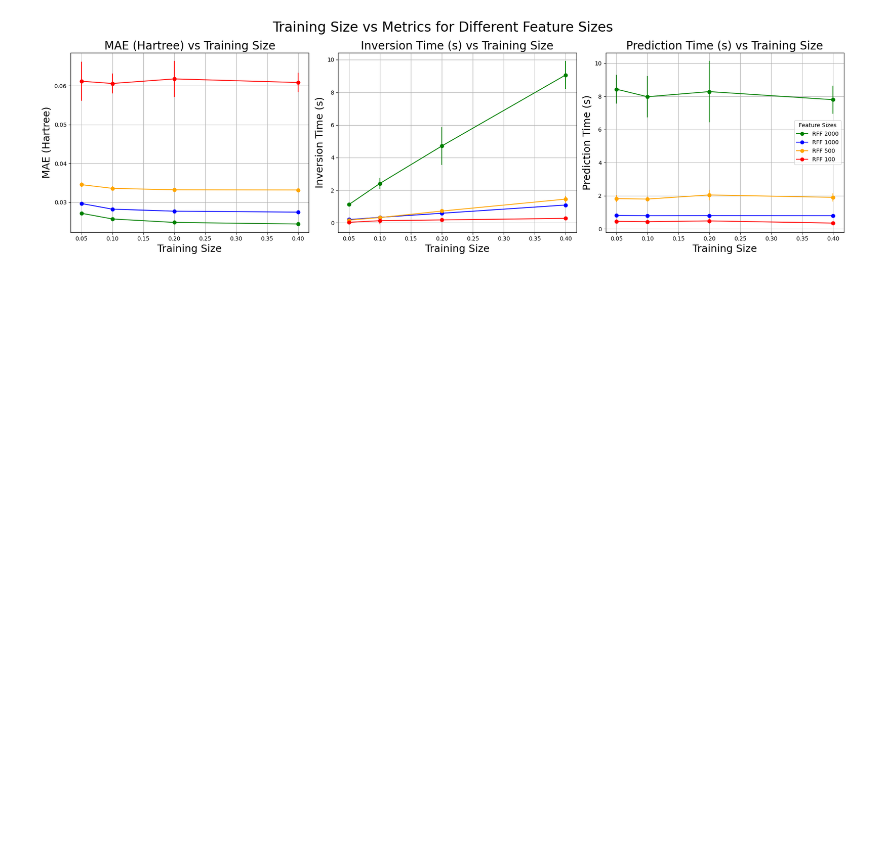
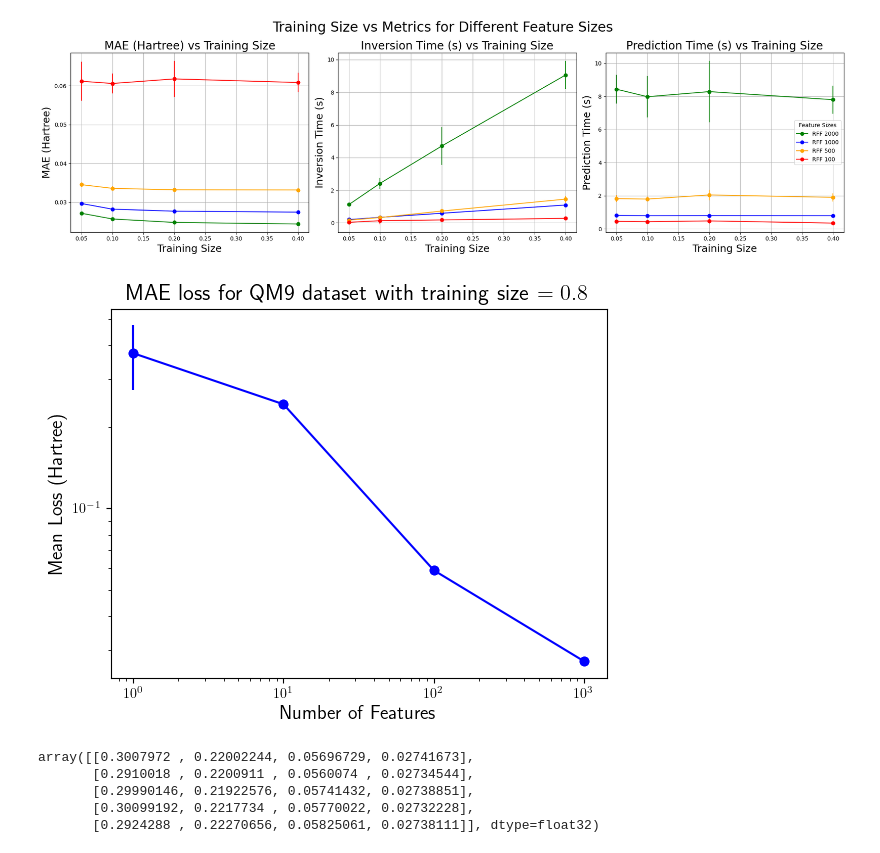
Before and after one commit to gunmin0826/CSC2515_NCSI, a Jupyter notebook: Kernel/qm9_plot.ipynb, the cells around one changed output. Drawn from its saved outputs; the diff is of its cells as text; code cells hidden in the pictures; blank space fills up the shorter version.

```diff
--- a/Kernel/qm9_plot.ipynb
+++ b/Kernel/qm9_plot.ipynb
@@ -69,3 +69,28 @@ plt.savefig('Training_Size_vs_Metrics_Subplots_Renamed.pdf')
 plt.show()
 # %% [output]
 [figure]
+# %%
+data_1 = np.load('feature_sweep_results/it5cv4/losses.npz')
+plt.rc('text', usetex=True)
+feature_x_axis = [1, 10, 100, 1000]
+mean = np.mean(data_1['mean_losses'], axis=0)
+error = np.std(data_1['mean_losses'], axis=0, ddof=0)
+plt.errorbar(feature_x_axis, mean, yerr=error, fmt='o', color='b')
+# plt.fill_between(feature_x_axis, mean - error, mean + error, color='b', alpha=0.2)
+plt.xlabel('Number of Features', fontsize=14)
+plt.ylabel('Mean Loss (Hartree)', fontsize=14)
+plt.loglog(feature_x_axis, mean, marker='o', color='b')
+plt.title('MAE loss for QM9 dataset with training size $= 0.8$', fontsize=16)
+plt.savefig('QM9_Mean_Loss_vs_Training_Size.pdf')
+plt.show()
+# %% [output]
+[figure, added]
+# %%
+data_2 = np.load('feature_sweep_results/it5cv4/hyperparameters.npz')
+data_2['best_scores']
+# %% [output]
+array([[0.3007972 , 0.22002244, 0.05696729, 0.02741673],
+       [0.2910018 , 0.2200911 , 0.0560074 , 0.02734544],
+       [0.29990146, 0.21922576, 0.05741432, 0.02738851],
+       [0.30099192, 0.2217734 , 0.05770022, 0.02732228],
+       [0.2924288 , 0.22270656, 0.05825061, 0.02738111]], dtype=float32)
```
Also changed, not shown: 1 other file.
